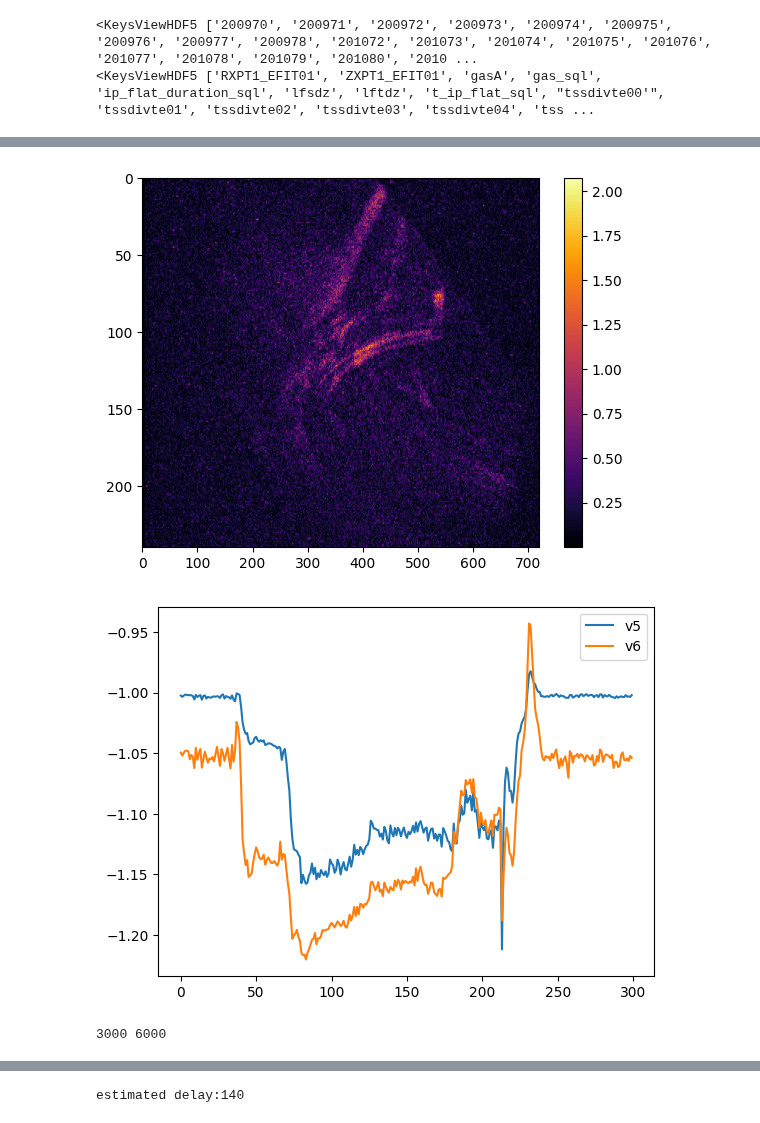
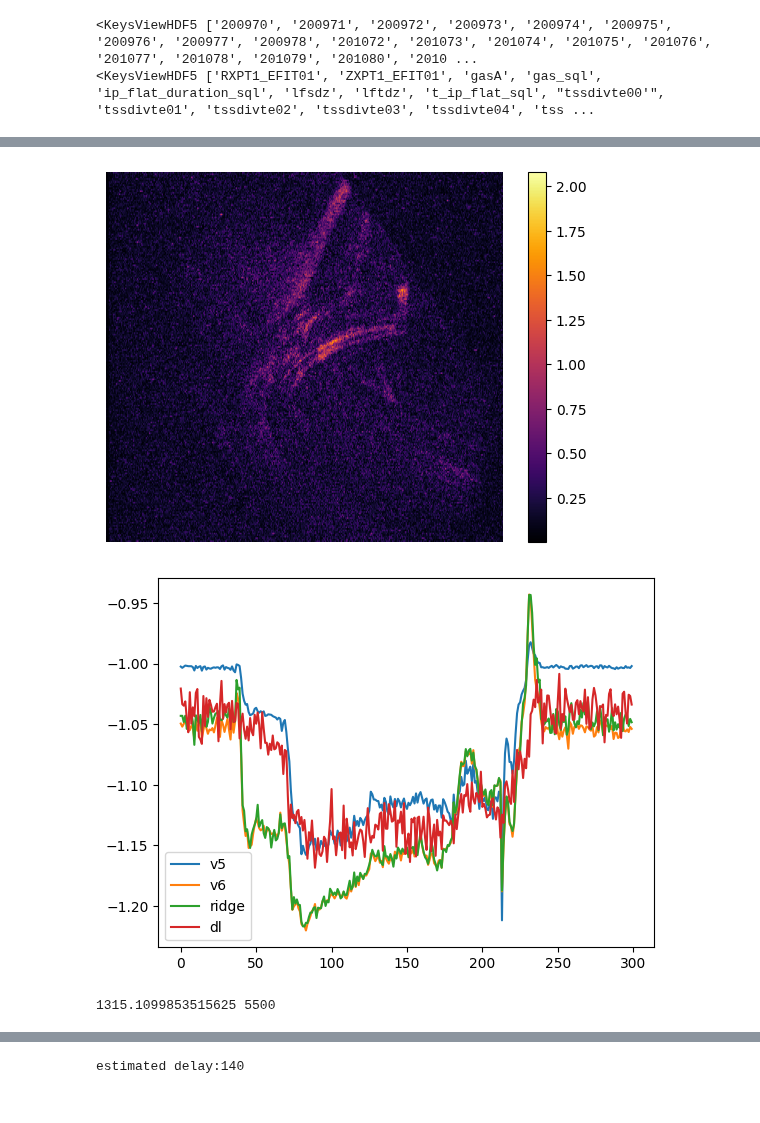
Before and after one commit to PlasmaControl/plasma-tv, a Jupyter notebook: notebooks/simulate_prediction.ipynb, the cells around one changed output, grey strips where cells are left out. Saved outputs shown, nothing was run; the diff lists cells and outputs as text; code cells hidden in the pictures.

```diff
--- a/notebooks/simulate_prediction.ipynb
+++ b/notebooks/simulate_prediction.ipynb
@@ -111,9 +147,11 @@ coef_2_reshape = np.reshape(np.abs(coefficients_2), (vid.shape[1], vid.shape[2])
 # %%
 fig, ax = plt.subplots()
 img1 = ax.imshow(coef_2_reshape, cmap='inferno')
 fig.colorbar(img1, ax=ax)
 ax.set_aspect('auto')
+ax.axis('off')
+plt.show()
 # %% [output]
-[figure, old version]
+[figure, new version]
 # %%
 prediction_1 = np.dot(vid_process_1, coefficients_1) - 0.916314
@@ -121,31 +161,36 @@ prediction_2 = np.dot(vid_process_2 * 255, coefficients_2) - 1.098614
 # %%
 plt.plot(prediction_1, label='v5')
 plt.plot(prediction_2, label='v6')
+plt.plot(prediction_3, label='ridge')
+plt.plot(prediction_dl, label='dl')
 plt.legend()
 plt.show()
 # %% [output]
-[figure, old version]
+[figure, new version]
 # %%
-t_start = 3000#t_ip_flat_sql
-t_end = 6000#t_ip_flat_sql + ip_flat_duration_sql
+t_start = t_ip_flat_sql
+t_end = 5500#t_ip_flat_sql + ip_flat_duration_sql
 print(t_start, t_end)
 
 t_grid = np.linspace(t_start, t_end, 1000)
 crop_h5_times, crop_ZXPT1_EFIT01 = crop_time(h5_times, ZXPT1_EFIT01, t_start, t_end)
 crop_vid_times, crop_prediction_1 = crop_time(vid_times, prediction_1, t_start, t_end)
 _, crop_prediction_2 = crop_time(vid_times, prediction_2, t_start, t_end)
+_, crop_prediction_3 = crop_time(vid_times, prediction_3, t_start, t_end)
 
 interp_kind = 'next'
 interp_ZXPT = interp1d(crop_h5_times, crop_ZXPT1_EFIT01, kind=interp_kind, fill_value='extrapolate')(t_grid)
 interp_prediction_1 = interp1d(crop_vid_times, crop_prediction_1, kind=interp_kind, fill_value='extrapolate')(t_grid)
 interp_prediction_2 = interp1d(crop_vid_times, crop_prediction_2, kind=interp_kind, fill_value='extrapolate')(t_grid)
+interp_prediction_3 = interp1d(crop_vid_times, crop_prediction_3, kind=interp_kind, fill_value='extrapolate')(t_grid)
 
 # gasA_PID = interp_gasA[0]
 interp_ZStrike = np.ones_like(interp_ZXPT) * -1.24477
 Dz_1 = 1 - ((interp_ZXPT - interp_prediction_1) / (interp_ZXPT - interp_ZStrike))[0]
 Dz_2 = 1 - ((interp_ZXPT - interp_prediction_2) / (interp_ZXPT - interp_ZStrike))[0]
+Dz_3 = 1 - ((interp_ZXPT - interp_prediction_3) / (interp_ZXPT - interp_ZStrike))[0]
 # %% [output]
-3000 6000
+1315.1099853515625 5500
 # %%
 plt.plot(t_grid,Dz_1,label='v5')
 plt.plot(t_grid,Dz_2,label='v6')
```
Also changed, not shown: parts of 7 cells of this notebook, 25 other files.
